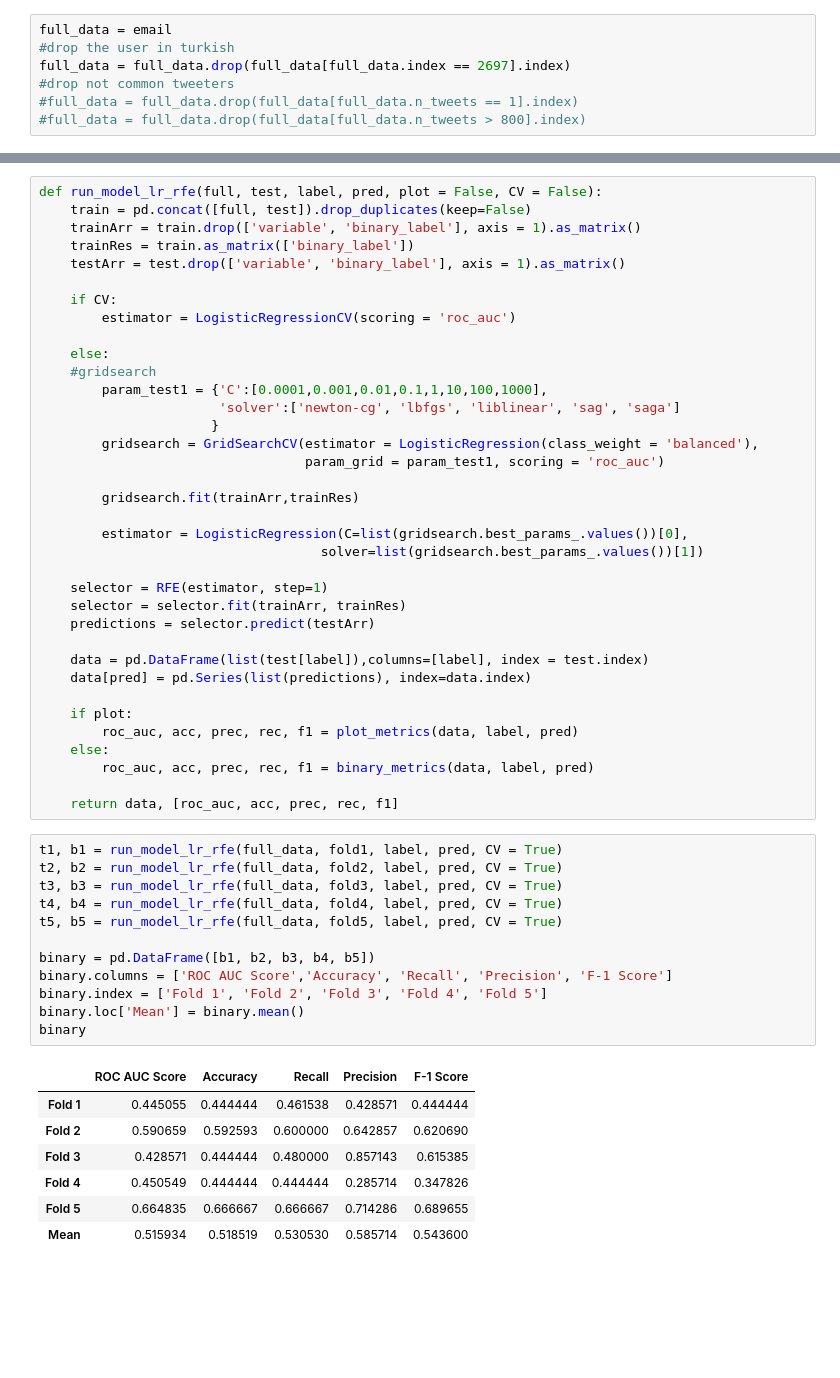
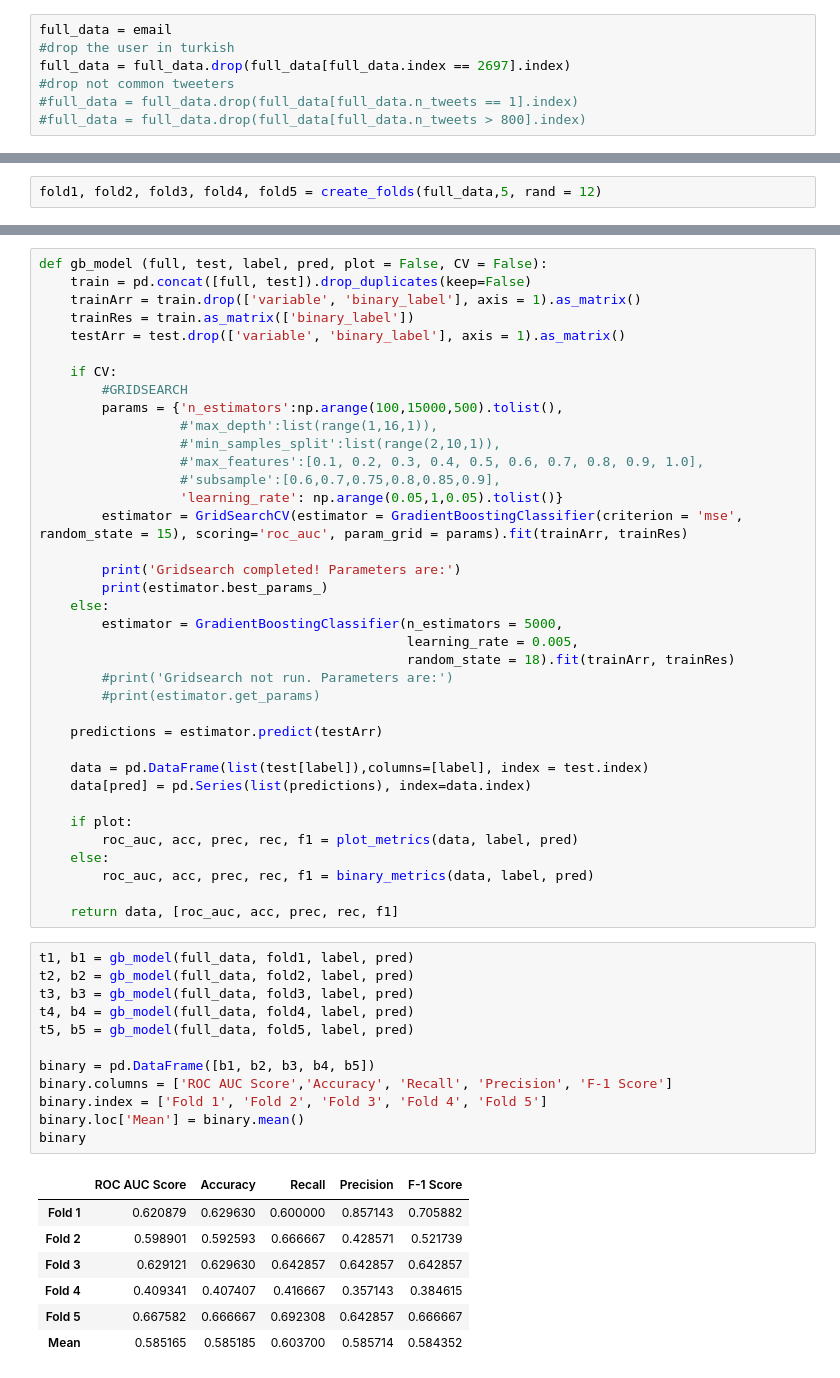
Before and after one commit to jspolson/BE223B, a Jupyter notebook: 223B_Tweets_Modeling.ipynb, the cells around one changed output, grey strips where cells are left out. Drawn from its saved outputs; the diff is of its cells as text; blank space fills up the shorter version.

Commit message:
Added Gradient Boosting

```diff
--- a/223B_Tweets_Modeling.ipynb
+++ b/223B_Tweets_Modeling.ipynb
@@ -245,3 +238,5 @@ def run_model_rfc (full, test, label, pred, plot = False):
+# %%
+fold1, fold2, fold3, fold4, fold5 = create_folds(full_data,5, rand = 12)
 # %%
 label, pred = 'binary_label', 'predictions'
 
@@ -292,29 +403,30 @@ binary
 # %%
-def run_model_lr_rfe(full, test, label, pred, plot = False, CV = False):
+def gb_model (full, test, label, pred, plot = False, CV = False):
     train = pd.concat([full, test]).drop_duplicates(keep=False)
     trainArr = train.drop(['variable', 'binary_label'], axis = 1).as_matrix()
     trainRes = train.as_matrix(['binary_label'])
     testArr = test.drop(['variable', 'binary_label'], axis = 1).as_matrix()
 
     if CV:
-        estimator = LogisticRegressionCV(scoring = 'roc_auc')
+        #GRIDSEARCH
+        params = {'n_estimators':np.arange(100,15000,500).tolist(),
+                  #'max_depth':list(range(1,16,1)),
+                  #'min_samples_split':list(range(2,10,1)),
+                  #'max_features':[0.1, 0.2, 0.3, 0.4, 0.5, 0.6, 0.7, 0.8, 0.9, 1.0],
+                  #'subsample':[0.6,0.7,0.75,0.8,0.85,0.9],
+                  'learning_rate': np.arange(0.05,1,0.05).tolist()}
+        estimator = GridSearchCV(estimator = GradientBoostingClassifier(criterion = 'mse', random_state = 15), scoring='roc_auc', param_grid = params).fit(trainArr, trainRes)
 
+        print('Gridsearch completed! Parameters are:')
+        print(estimator.best_params_)
     else:
-    #gridsearch
-        param_test1 = {'C':[0.0001,0.001,0.01,0.1,1,10,100,1000],
-                       'solver':['newton-cg', 'lbfgs', 'liblinear', 'sag', 'saga']
-                      }
-        gridsearch = GridSearchCV(estimator = LogisticRegression(class_weight = 'balanced'),
-                                  param_grid = param_test1, scoring = 'roc_auc')
+        estimator = GradientBoostingClassifier(n_estimators = 5000,
+                                               learning_rate = 0.005,
+                                               random_state = 18).fit(trainArr, trainRes)
+        #print('Gridsearch not run. Parameters are:')
+        #print(estimator.get_params)
 
-        gridsearch.fit(trainArr,trainRes)
-
-        estimator = LogisticRegression(C=list(gridsearch.best_params_.values())[0],
-                                    solver=list(gridsearch.best_params_.values())[1])
-
-    selector = RFE(estimator, step=1)
-    selector = selector.fit(trainArr, trainRes)
-    predictions = selector.predict(testArr)
+    predictions = estimator.predict(testArr)
 
     data = pd.DataFrame(list(test[label]),columns=[label], index = test.index)
     data[pred] = pd.Series(list(predictions), index=data.index)
@@ -326,22 +438,22 @@ def run_model_lr_rfe(full, test, label, pred, plot = False, CV = False):
 
     return data, [roc_auc, acc, prec, rec, f1]
 # %%
-t1, b1 = run_model_lr_rfe(full_data, fold1, label, pred, CV = True)
-t2, b2 = run_model_lr_rfe(full_data, fold2, label, pred, CV = True)
-t3, b3 = run_model_lr_rfe(full_data, fold3, label, pred, CV = True)
-t4, b4 = run_model_lr_rfe(full_data, fold4, label, pred, CV = True)
-t5, b5 = run_model_lr_rfe(full_data, fold5, label, pred, CV = True)
+t1, b1 = gb_model(full_data, fold1, label, pred)
+t2, b2 = gb_model(full_data, fold2, label, pred)
+t3, b3 = gb_model(full_data, fold3, label, pred)
+t4, b4 = gb_model(full_data, fold4, label, pred)
+t5, b5 = gb_model(full_data, fold5, label, pred)
 
 binary = pd.DataFrame([b1, b2, b3, b4, b5])
 binary.columns = ['ROC AUC Score','Accuracy', 'Recall', 'Precision', 'F-1 Score']
 binary.index = ['Fold 1', 'Fold 2', 'Fold 3', 'Fold 4', 'Fold 5']
 binary.loc['Mean'] = binary.mean()
 binary
 # %% [output]
 |  | ROC AUC Score | Accuracy | Recall | Precision | F-1 Score |
-| Fold 1 | 0.445055 | 0.444444 | 0.461538 | 0.428571 | 0.444444 |
-| Fold 2 | 0.590659 | 0.592593 | 0.600000 | 0.642857 | 0.620690 |
-| Fold 3 | 0.428571 | 0.444444 | 0.480000 | 0.857143 | 0.615385 |
-| Fold 4 | 0.450549 | 0.444444 | 0.444444 | 0.285714 | 0.347826 |
-| Fold 5 | 0.664835 | 0.666667 | 0.666667 | 0.714286 | 0.689655 |
-| Mean | 0.515934 | 0.518519 | 0.530530 | 0.585714 | 0.543600 |
+| Fold 1 | 0.620879 | 0.629630 | 0.600000 | 0.857143 | 0.705882 |
+| Fold 2 | 0.598901 | 0.592593 | 0.666667 | 0.428571 | 0.521739 |
+| Fold 3 | 0.629121 | 0.629630 | 0.642857 | 0.642857 | 0.642857 |
+| Fold 4 | 0.409341 | 0.407407 | 0.416667 | 0.357143 | 0.384615 |
+| Fold 5 | 0.667582 | 0.666667 | 0.692308 | 0.642857 | 0.666667 |
+| Mean | 0.585165 | 0.585185 | 0.603700 | 0.585714 | 0.584352 |
```
Also changed, not shown: parts of 10 cells of this notebook.
